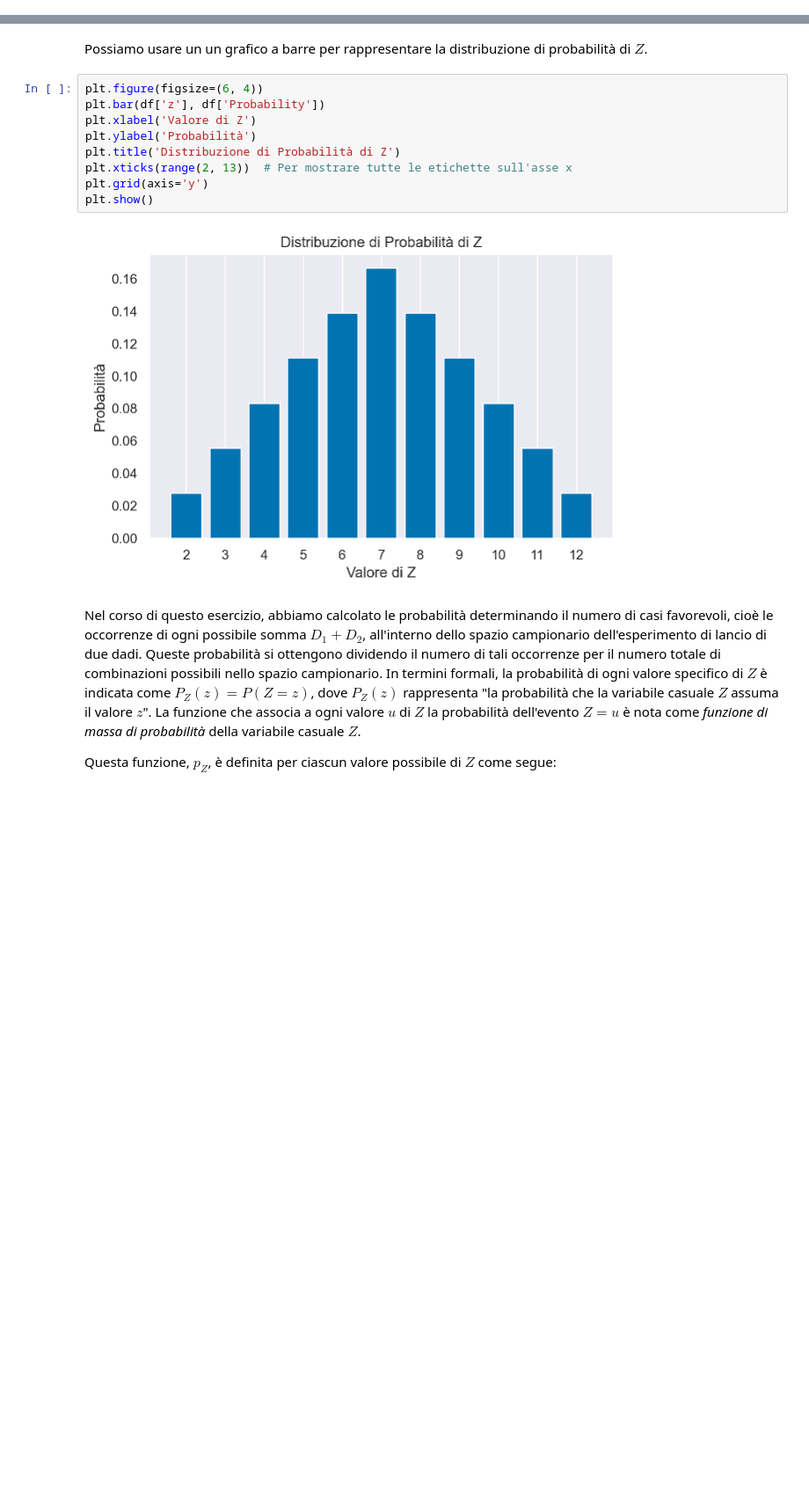
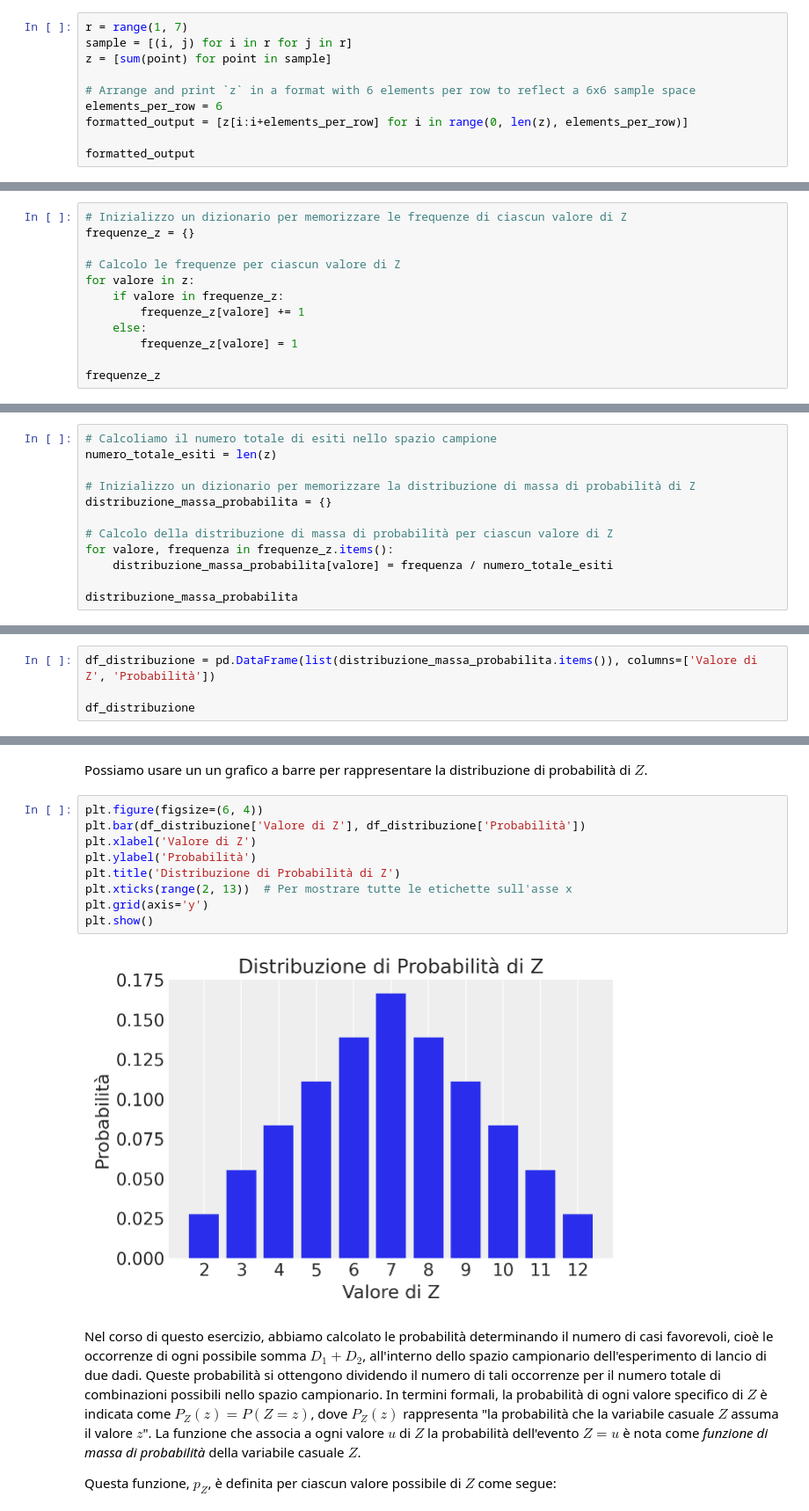
Before and after one commit to ccaudek/ds4p, a Jupyter notebook: _build/jupyter_execute/chapter_3/01_intro_prob.ipynb, the cells around one changed output, grey strips where cells are left out. Shown at 88% size. Drawn from its saved outputs; the diff is of its cells as text; blank space fills up the shorter version.

```diff
--- a/_build/jupyter_execute/chapter_3/01_intro_prob.ipynb
+++ b/_build/jupyter_execute/chapter_3/01_intro_prob.ipynb
@@ -337,0 +331,10 @@ z
+# %%
+r = range(1, 7)
+sample = [(i, j) for i in r for j in r]
+z = [sum(point) for point in sample]
+
+# Arrange and print `z` in a format with 6 elements per row to reflect a 6x6 sample space
+elements_per_row = 6
+formatted_output = [z[i:i+elements_per_row] for i in range(0, len(z), elements_per_row)]
+
+formatted_output
@@ -347,0 +350,12 @@ print(sorted_frequencies)
+# %%
+# Inizializzo un dizionario per memorizzare le frequenze di ciascun valore di Z
+frequenze_z = {}
+
+# Calcolo le frequenze per ciascun valore di Z
+for valore in z:
+    if valore in frequenze_z:
+        frequenze_z[valore] += 1
+    else:
+        frequenze_z[valore] = 1
+
+frequenze_z
@@ -357,0 +368,12 @@ print(probabilities)
+# %%
+# Calcoliamo il numero totale di esiti nello spazio campione
+numero_totale_esiti = len(z)
+
+# Inizializzo un dizionario per memorizzare la distribuzione di massa di probabilità di Z
+distribuzione_massa_probabilita = {}
+
+# Calcolo della distribuzione di massa di probabilità per ciascun valore di Z
+for valore, frequenza in frequenze_z.items():
+    distribuzione_massa_probabilita[valore] = frequenza / numero_totale_esiti
+
+distribuzione_massa_probabilita
@@ -375,0 +394,4 @@ print(df)
+# %%
+df_distribuzione = pd.DataFrame(list(distribuzione_massa_probabilita.items()), columns=['Valore di Z', 'Probabilità'])
+
+df_distribuzione
@@ -377,15 +412,15 @@ print(df)
 Possiamo usare un un grafico a barre per rappresentare la distribuzione di probabilità di $Z$.
 # %%
 plt.figure(figsize=(6, 4))
-plt.bar(df['z'], df['Probability'])
+plt.bar(df_distribuzione['Valore di Z'], df_distribuzione['Probabilità'])
 plt.xlabel('Valore di Z')
 plt.ylabel('Probabilità')
 plt.title('Distribuzione di Probabilità di Z')
 plt.xticks(range(2, 13))  # Per mostrare tutte le etichette sull'asse x
 plt.grid(axis='y')
 plt.show()
 # %% [output]
-[figure, old version]
+[figure, new version]
 # %% [markdown]
 Nel corso di questo esercizio, abbiamo calcolato le probabilità determinando il numero di casi favorevoli, cioè le occorrenze di ogni possibile somma $D_1 + D_2$, all'interno dello spazio campionario dell'esperimento di lancio di due dadi. Queste probabilità si ottengono dividendo il numero di tali occorrenze per il numero totale di combinazioni possibili nello spazio campionario. In termini formali, la probabilità di ogni valore specifico di $ Z $ è indicata come $ P_Z(z) = P(Z = z) $, dove $ P_Z(z) $ rappresenta "la probabilità che la variabile casuale $ Z $ assuma il valore $ z $". La funzione che associa a ogni valore $ u $ di $ Z $ la probabilità dell'evento $ Z = u $ è nota come *funzione di massa di probabilità* della variabile casuale $ Z $.
 
```
Also changed, not shown: parts of 17 cells of this notebook, 20 other files.
